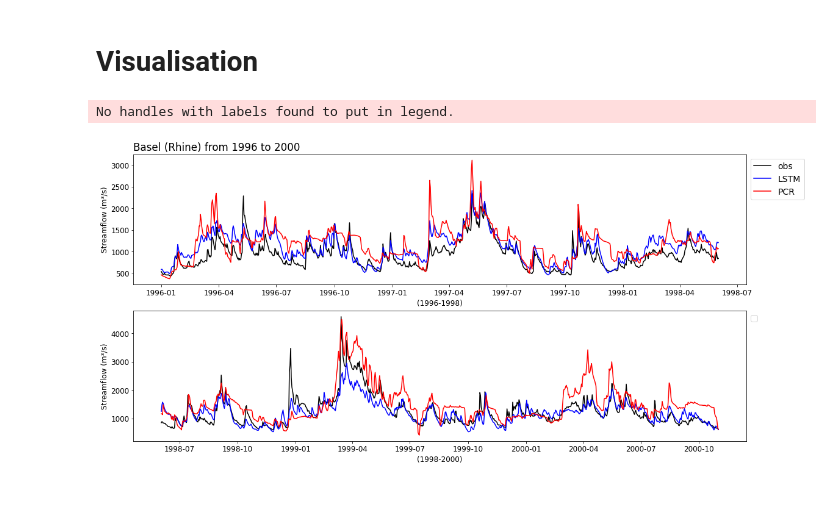
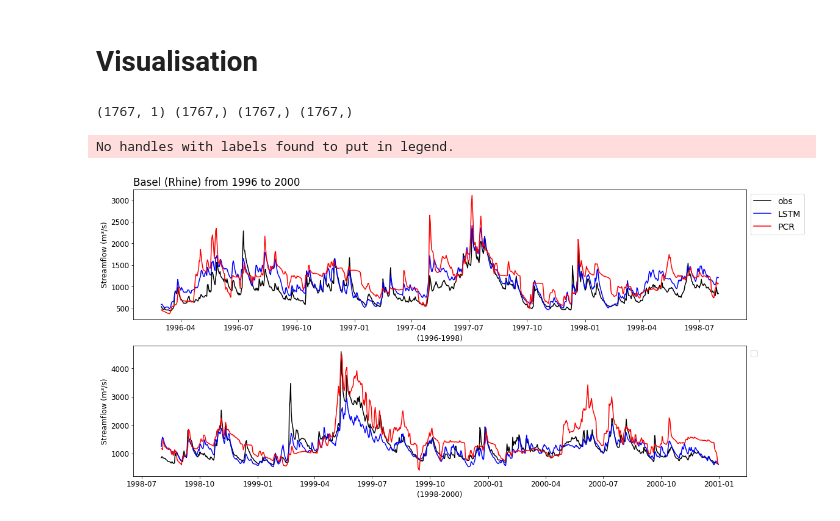
Before and after one commit to Maryam-Afshari/thesis, a Jupyter notebook: Basel_lstm.ipynb, the cells around one changed output. Drawn from its saved outputs; the diff is of its cells as text; code cells hidden in the pictures.

```diff
--- a/Basel_lstm.ipynb
+++ b/Basel_lstm.ipynb
@@ -81,7 +64,3 @@ df_b.describe().transpose()
 | p | 7305.0 | 0.004003 | 0.006059 | 0.000000 | 0.000000 | 0.001118 | 0.005937 | 0.064737 |
 | t | 7305.0 | 7.407180 | 7.137879 | -21.928990 | 2.108310 | 7.466198 | 13.141790 | 25.095398 |
 | obs | 7305.0 | 1089.771141 | 460.346002 | 393.000000 | 751.000000 | 1003.000000 | 1332.000000 | 4583.996000 |
-# %%
-# make the date column index
-df_basel = df_b.set_index("datetime")
-df_basel.shape
@@ -131,6 +113,6 @@ for ax in (ax1, ax2, ax3, ax4):
 # %%
 # train test split
-len_ = int(0.75 * df_basel.shape[0])
+len_ = int(0.75 * df_b.shape[0])
 
-df_train = df_basel[:len_]
-df_test = df_basel[len_:]
+df_train = df_b[:len_]
+df_test = df_b[len_:]
@@ -501,8 +497,8 @@ standard deviation of KGE over 10 times running model is : 0.03512246275015259
 # %%
 # reading y_pred from csv file
 Y_df = pd.read_csv("/content/drive/MyDrive/Thesis-Afshari/output/y_pred_basel_lstm_10_60lag.csv",index_col=0)
-# add the date of test period to the y_pred dataset
-Y_df['date'] = pd.date_range(start = "1/1/1996", periods =1767, freq = "D")
+# # add the date of test period to the y_pred dataset
+Y_df['date'] = pd.date_range(start = "3/1/1996", periods =1767, freq = "D")
 # %% [markdown]
 ### PCR
 # %%
@@ -530,56 +526,63 @@ num_steps = 60
 assert X_test_pcr_transformed.shape[0] == y_test_pcr_transformed.shape[0]
 # %% [markdown]
 # Visualisation
+# %%
+# variables to plot
+Y_test = scaler.inverse_transform(y_test_transformed)
+predicted = Y_df.y_pred
+pcr_prediction = y_test_pcr_transformed
+date = Y_df.date
+
+print(Y_test.shape, predicted.shape, pcr_prediction.shape, date.shape)
+# %% [output]
+(1767, 1) (1767,) (1767,) (1767,)
 # %%
-# plot performance of the LSTM model, PCR and actual values in test set in two different subplots
+# plot the performance of the LSTM, PCR models' prediction and the actual values over the test set in two different subplots
 
-# variables to plot
-Y_test = scaler.inverse_transform(y_test_transformed)
-predicted = Y_df.y_pred
-pcr_prediction = y_test_pcr_transformed
-date = Y_df.date
+# get the length of one variable in order to divide them to two sections
+len_ = int(0.5 * Y_test.shape[0])
+len_
 
 # years to plot
-date_1 = Y_df.date[:883]
-date_2 = Y_df.date[883:]
+date_1 = date[:len_]
+date_2 = date[len_:]
 
-# dividing variables to two years
-actual_1 = Y_test[:883]
-actual_2 = Y_test[883:]
+# dividing variables to two sets
+actual_1 = Y_test[:len_]
+actual_2 = Y_test[len_:]
 
-predicted_1 = Y_df.y_pred[:883]
-predicted_2 = Y_df.y_pred[883:]
+predicted_1 = Y_df.y_pred[:len_]
+predicted_2 = Y_df.y_pred[len_:]
 
-pcr_prediction_1 = pcr_prediction[:883]
-pcr_prediction_2 = pcr_prediction[883:]
+pcr_prediction_1 = pcr_prediction[:len_]
+pcr_prediction_2 = pcr_prediction[len_:]
 
 # plot the variables
 plt.rcParams.update({'font.size': 14})
 fig, (ax1, ax2) = plt.subplots(2, sharex=False, figsize=(18, 18*2/(1+10**0.5)))
 ax1.plot(date_1, actual_1, "black",label ="obs")
 ax1.plot(date_1, predicted_1, "b", label = "LSTM")
 ax1.plot(date_1, pcr_prediction_1,"r", label = "PCR")
-
 ax2.plot(date_2, actual_2,"black")
 ax2.plot(date_2, predicted_2,"b")
 ax2.plot(date_2, pcr_prediction_2, "r")
 
 # tweak the axes
 ax1.set_title('Basel (Rhine) from 1996 to 2000', loc ="left")
 ax1.set_ylabel('Streamflow (m³/s)', fontsize = 12)
 ax2.set_ylabel('Streamflow (m³/s)', fontsize = 12)
 ax1.set_xlabel('(1996-1998)', fontsize =12)
 ax2.set_xlabel('(1998-2000)', fontsize =12)
 
 
 for ax in (ax1, ax2):
   ax.tick_params(axis='y', labelsize=12)
   ax.tick_params(axis='x', labelsize=12)
   ax.legend(bbox_to_anchor=(1.0, 1.0), loc='upper left')
 
 
 
-plt.savefig("/content/drive/MyDrive/Thesis-Afshari/figures/1996-2001_basel_lstm.png")
+plt.savefig("/content/drive/MyDrive/Thesis-Afshari/figures/1996-2001_basel_lstm_new.png")
 # %% [output]
 No handles with labels found to put in legend.
-[figure, old version]
+[figure, new version]
```
Also changed, not shown: parts of 10 cells of this notebook.
